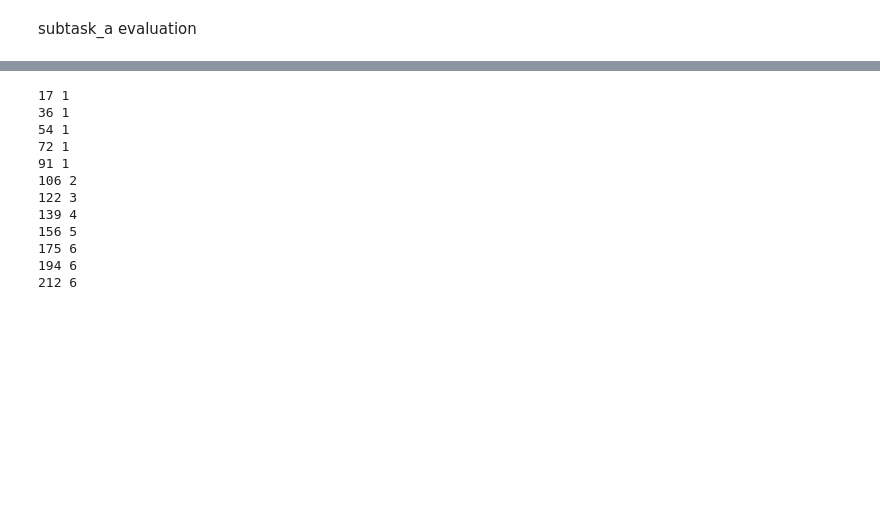
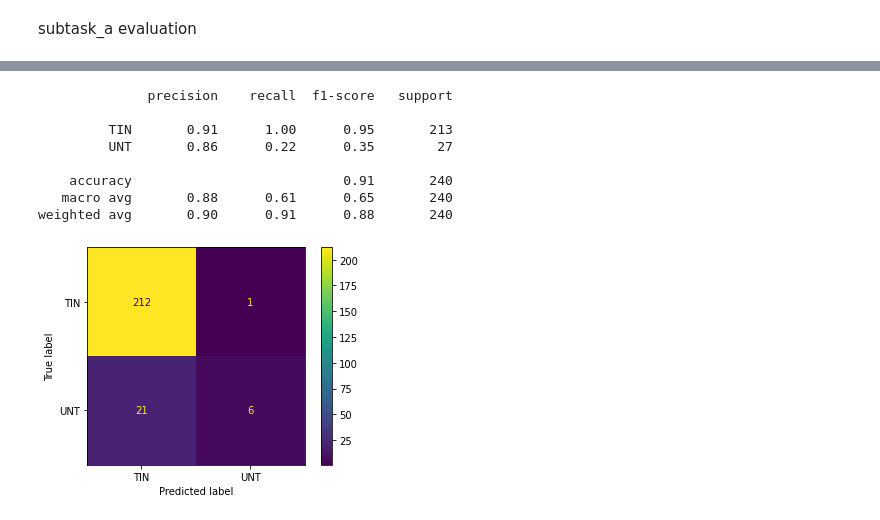
Before and after one commit to mrinaltak/HateSpeechDetection, a Jupyter notebook: T5-discrete/OffensEval.ipynb, the cells around one changed output, grey strips where cells are left out. Saved outputs shown, nothing was run; the diff lists cells and outputs as text; code cells hidden in the pictures; blank space fills up the shorter version.

```diff
--- a/t5small-OffensEval.ipynb
+++ b/T5-discrete/OffensEval.ipynb
@@ -315,23 +269,19 @@ Dataset({
 # %%
-test_dataloader = torch.utils.data.DataLoader(test_b_dataset['test'], batch_size=20)
-
+test_dataloader = torch.utils.data.DataLoader(test_b_dataset['test'], batch_size=32)
+y_pred = []
+y_true = []
 with torch.no_grad():
-
-  #model.load_state_dict(torch.load(os.path.join('./olid_trained_models/', 't5_full_shot_epoch_4.pt')))
-
+  model.cuda()
   model.eval()
   count_1 = 0
   count_2 = 0
-
   for batch in tqdm.notebook.tqdm(test_dataloader):
     # when generating, we will use the logits of right-most token to predict the next token
     # so the padding should be on the left
     tokenizer = T5Tokenizer.from_pretrained('t5-small', cache_dir='./t5_cache')
-
     sentences = batch['tweet'] # use different length sentences to test batching
     sentences = [sentence + '<\s> ' + 'Targeted offensive speech is ' for sentence in sentences]
     inputs = tokenizer(sentences, return_tensors="pt", padding=True)
-
     output_sequences = model.generate(
         input_ids=inputs['input_ids'].to(device),
         attention_mask=inputs['attention_mask'].to(device),
@@ -341,24 +291,23 @@ with torch.no_grad():
         num_return_sequences=1,
         no_repeat_ngram_size=2
     )
-    preds = (tokenizer.batch_decode(output_sequences, skip_special_tokens=True,clean_up_tokenization_spaces=True))
-    #print (preds)
-    for i,pred in enumerate(preds):
-      if "present." == pred and batch['label'][i]=='TIN':
-        count_1 = count_1 + 1
-      if "not present."==pred and (batch['label'][i]=='UNT'):
-        count_2 = count_2 + 1
-    print(count_1, count_2)
+    batch_preds = (tokenizer.batch_decode(output_sequences, skip_special_tokens=True,clean_up_tokenization_spaces=True))
+    for i,pred in enumerate(batch_preds):
+      if "present." == pred:
+        y_pred.append('TIN')
+      else:
+        y_pred.append('UNT')
+    y_true.extend(batch['label'])
+
+from sklearn.metrics import classification_report
+report = classification_report(y_true=y_true, y_pred=y_pred)
+print(report)
 # %% [output]
-17 1
-36 1
-54 1
-72 1
-91 1
-106 2
-122 3
-139 4
-156 5
-175 6
-194 6
-212 6
+              precision    recall  f1-score   support
+
+         TIN       0.91      1.00      0.95       213
+         UNT       0.86      0.22      0.35        27
+
+    accuracy                           0.91       240
+   macro avg       0.88      0.61      0.65       240
+weighted avg       0.90      0.91      0.88       240
@@ -370 +314,9 @@ Subtask b results:
+# %%
+from sklearn.metrics import confusion_matrix, ConfusionMatrixDisplay
+cm = confusion_matrix(y_true, y_pred)
+disp = ConfusionMatrixDisplay(confusion_matrix=cm,display_labels=['TIN','UNT'])
+disp.plot()
+plt.show()
+# %% [output]
+[figure, added]
 # %%
```
Also changed, not shown: parts of 12 cells of this notebook, 1 other file.
